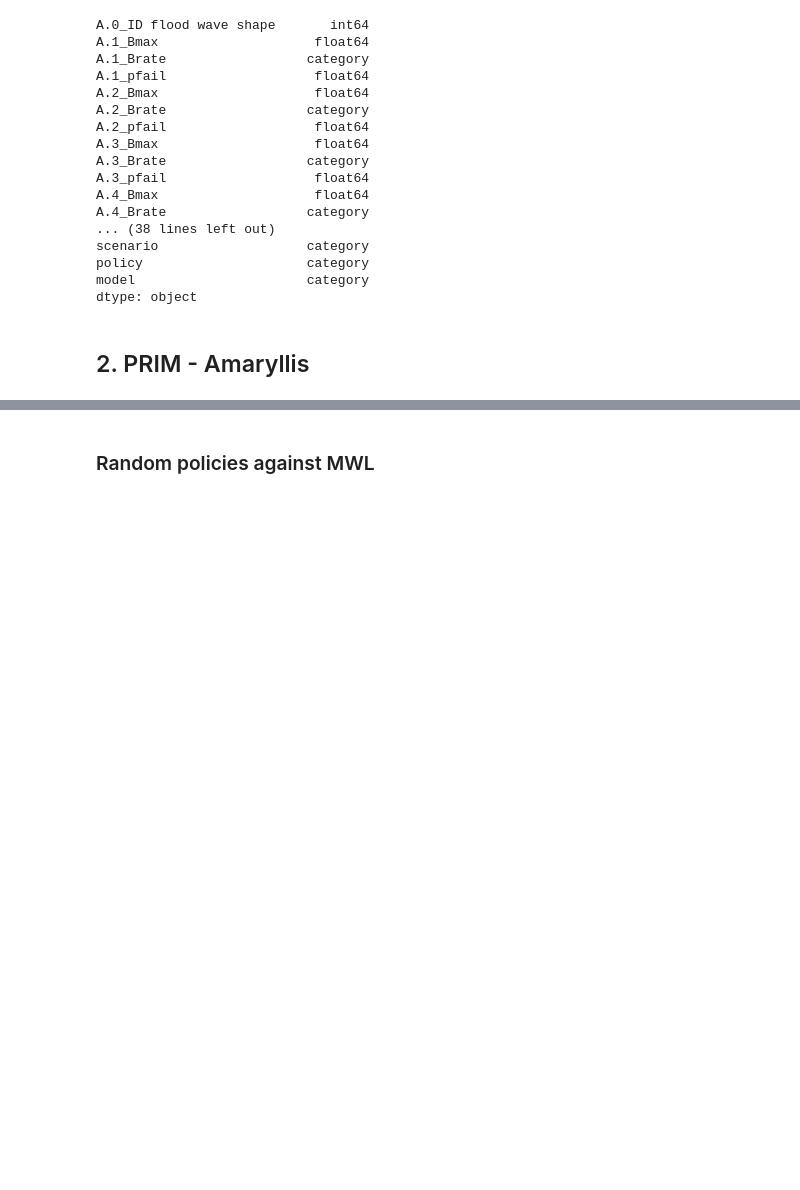
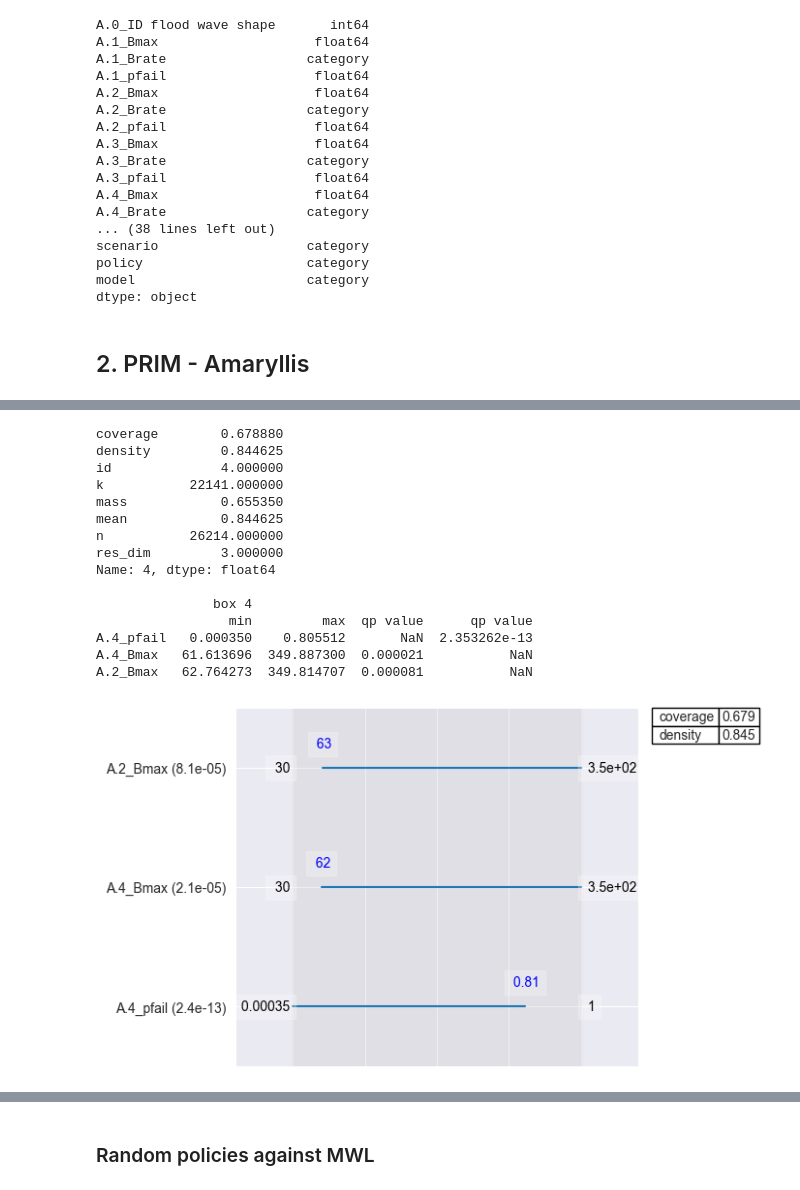
Before and after one commit to daniela1998/MBDM-Group-1, a Jupyter notebook: 050625_Scenario_Discovery.ipynb, the cells around one changed output, grey strips where cells are left out. Cells and saved outputs as stored; diff of their text form; code cells hidden in the pictures; blank space fills up the shorter version.

```diff
--- a/050625_Scenario_Discovery.ipynb
+++ b/050625_Scenario_Discovery.ipynb
@@ -458,0 +502,24 @@ cleaned_experiments = experiments_df.drop(labels=[l.name for l in dike_model.lev
+# %%
+# Show prim statistics
+box_experiments.inspect(4)
+
+# Plot boundaries prim in graph
+box_experiments.inspect(4, style="graph")
+plt.show()
+# %% [output]
+coverage        0.678880
+density         0.844625
+id              4.000000
+k           22141.000000
+mass            0.655350
+mean            0.844625
+n           26214.000000
+res_dim         3.000000
+Name: 4, dtype: float64
+
+               box 4
+                 min         max  qp value      qp value
+A.4_pfail   0.000350    0.805512       NaN  2.353262e-13
+A.4_Bmax   61.613696  349.887300  0.000021           NaN
+A.2_Bmax   62.764273  349.814707  0.000081           NaN
+[figure, added]
```
Also changed, not shown: parts of 7 cells of this notebook.
